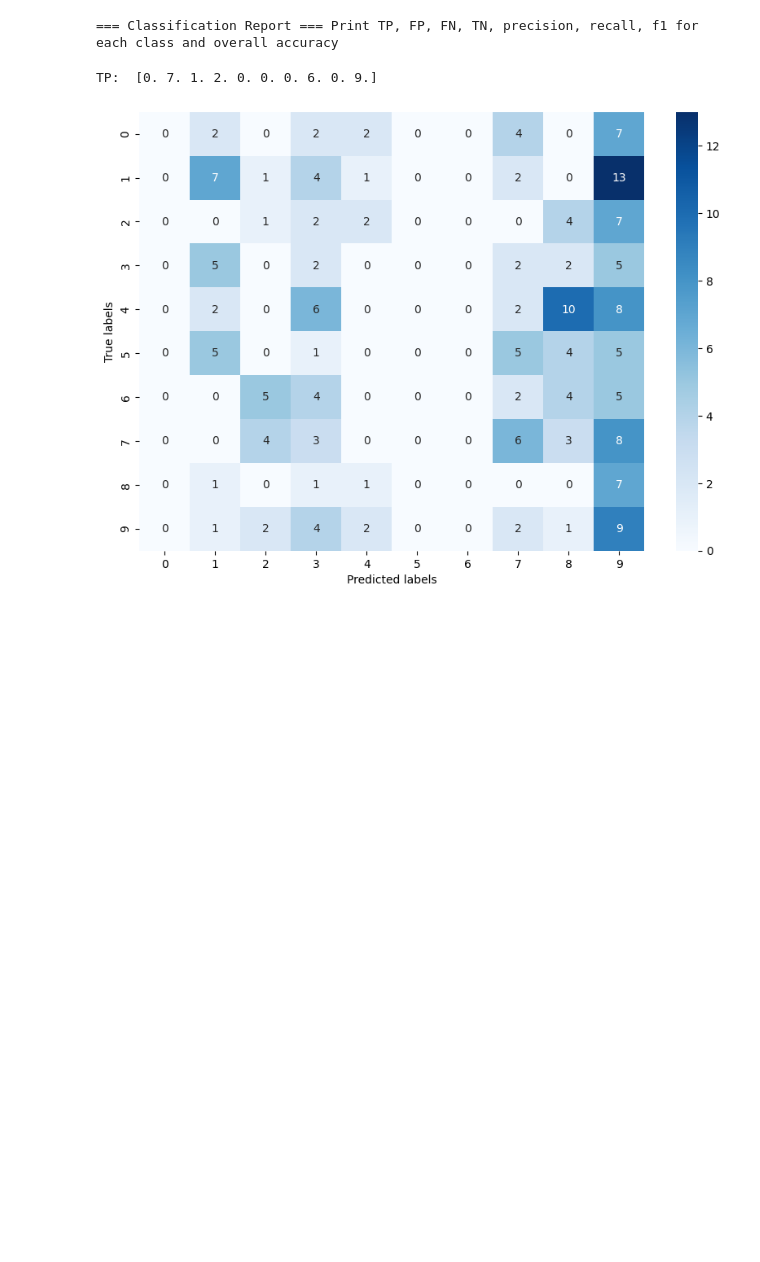
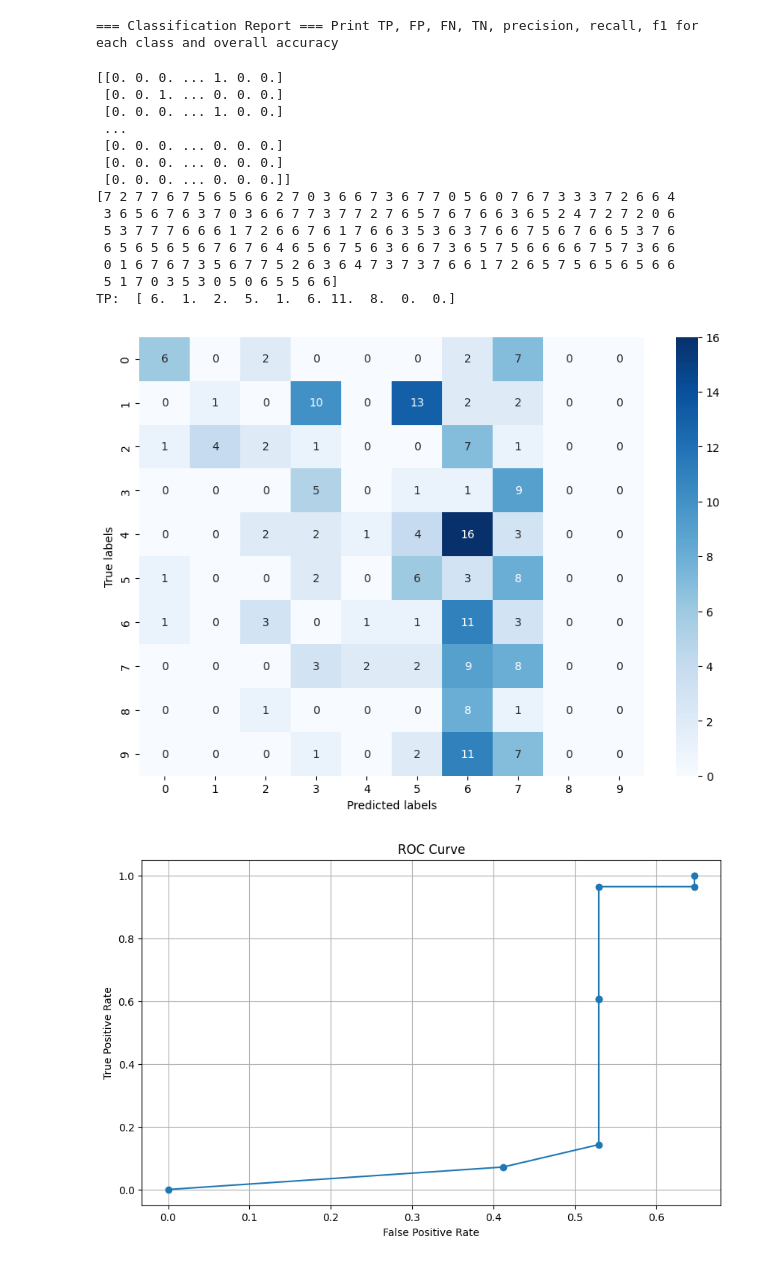
Before and after one commit to MakT1x/ML-Lab3, a Jupyter notebook: Lab3_DNN_homework.ipynb, the cells around one changed output. Cells and saved outputs as stored; diff of their text form; code cells hidden in the pictures; blank space fills up the shorter version.

Commit message:
add choose best loss

```diff
--- a/Lab3_DNN_homework.ipynb
+++ b/Lab3_DNN_homework.ipynb
@@ -73,19 +85,28 @@ def forward_pass(X, weights, activations): # Forward Pass (Eq. 6.19) ===
     return a
 # %%
-np.random.seed(42)
+# === Step 3: Training Loop === # Students can experiment to modify
+np.random.seed(4)
 input_size = 784
 hidden1 = 64
 hidden2 = 32
 output_size = 10
-epochs = 30
+epochs = 1000
 best_loss = float('inf')
 best_weights = None
 
 for epoch in range(epochs):
     # TODO: Randomly initialize weights for each layer
-    W1 = np.random.randn(input_size, hidden1)
-    W2 = np.random.randn(hidden1, hidden2)
-    W3 = np.random.randn(hidden2, output_size)
+    W1 = np.random.randn(input_size, hidden1)/np.sqrt(input_size)
+    W2 = np.random.randn(hidden1, hidden2)/np.sqrt(hidden1)
+    W3 = np.random.randn(hidden2, output_size)/np.sqrt(hidden2)
 
     weights = [W1, W2, W3]
     activations = [relu, relu, softmax]  # Students can experiment to modify
+
+    y_pred = forward_pass(X_train, weights, activations)
+
+    loss = np.mean(cross_entropy(y_pred, y_train)) # Refer to Eq. 6.36
+    if loss < best_loss:
+        best_loss = loss
+        best_weights = weights
+    print(f"Epoch {epoch + 1}/{epochs}, Loss: {loss:.4f}, best_loss: {best_loss:.4f}")
@@ -126,16 +165,42 @@ print("=== Classification Report === Print TP, FP, FN, TN, precision, recall, f1
 # %% [output]
 === Classification Report === Print TP, FP, FN, TN, precision, recall, f1 for each class and overall accuracy
 # %%
-
-y_pred = forward_pass(X_test, weights, activations)
-y_pred = np.argmax(y_pred, axis=1)
-cm = compute_confusion_matrix(y_test, y_pred)
+y_pred = forward_pass(X_test, best_weights, activations) # Forward Pass (Eq. 6.19) ===
+y_pred = one_hot(y_pred.argmax(axis=1), num_classes=10)
+print(y_pred)
+y_pred_labels = np.argmax(y_pred, axis=1)
+print(y_pred_labels)
+cm = compute_confusion_matrix(y_test, y_pred_labels,10)
 plt.figure(figsize=(10, 7))
 sns.heatmap(cm, annot=True, fmt='g', cmap='Blues')
 plt.xlabel('Predicted labels')
 plt.ylabel('True labels')
 tp, fp, fn, tn, precision, recall, f1, accuracy = compute_metrics(cm)
 print("TP: ", tp)
+
+#ROC Curve
+fpr, tpr = compute_roc(y_test, y_pred_labels)
+plt.figure(figsize=(10, 6))
+plt.plot(fpr, tpr, marker='o')
+plt.xlabel('False Positive Rate')
+plt.ylabel('True Positive Rate')
+plt.title('ROC Curve')
+plt.grid()
+plt.show()
 # %% [output]
-TP:  [0. 7. 1. 2. 0. 0. 0. 6. 0. 9.]
+[[0. 0. 0. ... 1. 0. 0.]
+ [0. 0. 1. ... 0. 0. 0.]
+ [0. 0. 0. ... 1. 0. 0.]
+ ...
+ [0. 0. 0. ... 0. 0. 0.]
+ [0. 0. 0. ... 0. 0. 0.]
+ [0. 0. 0. ... 0. 0. 0.]]
+[7 2 7 7 6 7 5 6 5 6 6 2 7 0 3 6 6 7 3 6 7 7 0 5 6 0 7 6 7 3 3 3 7 2 6 6 4
+ 3 6 5 6 7 6 3 7 0 3 6 6 7 7 3 7 7 2 7 6 5 7 6 7 6 6 3 6 5 2 4 7 2 7 2 0 6
+ 5 3 7 7 7 6 6 6 1 7 2 6 6 7 6 1 7 6 6 3 5 3 6 3 7 6 6 7 5 6 7 6 6 5 3 7 6
+ 6 5 6 5 6 5 6 7 6 7 6 4 6 5 6 7 5 6 3 6 6 7 3 6 5 7 5 6 6 6 6 7 5 7 3 6 6
+ 0 1 6 7 6 7 3 5 6 7 7 5 2 6 3 6 4 7 3 7 3 7 6 6 1 7 2 6 5 7 5 6 5 6 5 6 6
+ 5 1 7 0 3 5 3 0 5 0 6 5 5 6 6]
+TP:  [ 6.  1.  2.  5.  1.  6. 11.  8.  0.  0.]
-[figure, old version]
+[figure, new version]
+[figure, added]
```
Also changed, not shown: parts of 3 cells of this notebook.
